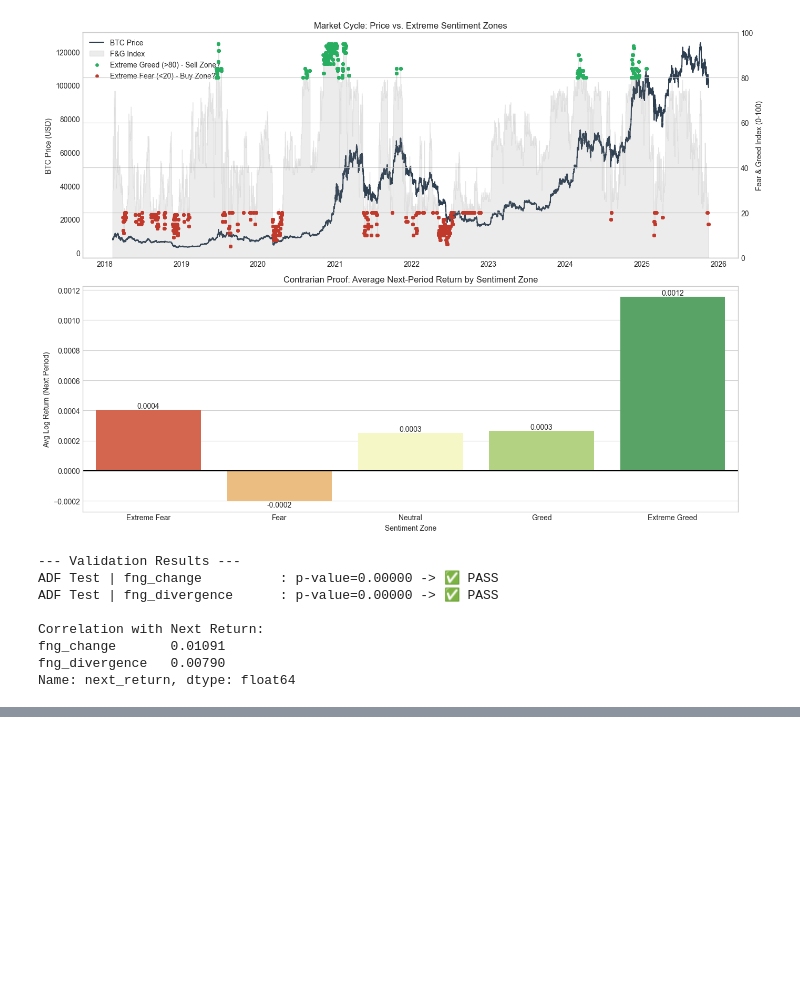
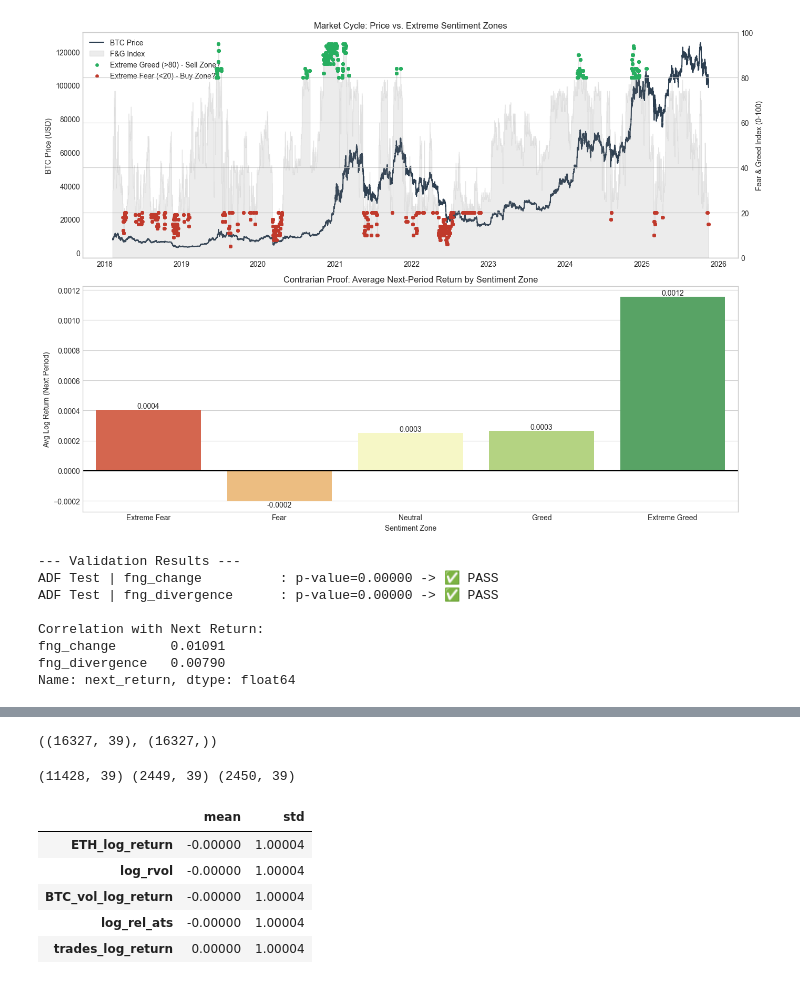
Before and after one commit to hyperformancelabs/crypto-price-forecaster, a Jupyter notebook: processors/feature_engineering.ipynb, the cells around one changed output, grey strips where cells are left out. Drawn from its saved outputs; the diff is of its cells as text; code cells hidden in the pictures; blank space fills up the shorter version.

Commit message:
temp: training model

```diff
--- a/processors/feature_engineering.ipynb
+++ b/processors/feature_engineering.ipynb
@@ -1671,0 +1818,2 @@ Name: next_return, dtype: float64
+# %%
+master_df_final = master_df_final.sort_values('timestamp').reset_index(drop=True)
@@ -1671,0 +1827,54 @@ Name: next_return, dtype: float64
+# %%
+X.shape, y.shape
+# %% [output]
+((16327, 39), (16327,))
+# %%
+n = len(master_df_final)
+
+train_end = int(n * 0.70)
+val_end   = int(n * 0.85)
+
+X_train = X.iloc[:train_end]
+y_train = y.iloc[:train_end]
+
+X_val   = X.iloc[train_end:val_end]
+y_val   = y.iloc[train_end:val_end]
+
+X_test  = X.iloc[val_end:]
+y_test  = y.iloc[val_end:]
+
+print(X_train.shape, X_val.shape, X_test.shape)
+# %% [output]
+(11428, 39) (2449, 39) (2450, 39)
+# %%
+from sklearn.preprocessing import StandardScaler
+
+scaler = StandardScaler()
+
+X_train_scaled = pd.DataFrame(
+    scaler.fit_transform(X_train),
+    columns=X_train.columns,
+    index=X_train.index
+)
+
+X_val_scaled = pd.DataFrame(
+    scaler.transform(X_val),
+    columns=X_val.columns,
+    index=X_val.index
+)
+
+X_test_scaled = pd.DataFrame(
+    scaler.transform(X_test),
+    columns=X_test.columns,
+    index=X_test.index
+)
+# %%
+# Mean ~ 0, Std ~ 1 (train only)
+X_train_scaled.describe().loc[['mean', 'std']].T.head()
+# %% [output]
+|  | mean | std |
+| ETH_log_return | -0.00000 | 1.00004 |
+| log_rvol | -0.00000 | 1.00004 |
+| BTC_vol_log_return | -0.00000 | 1.00004 |
+| log_rel_ats | -0.00000 | 1.00004 |
+| trades_log_return | 0.00000 | 1.00004 |
```
Also changed, not shown: parts of 19 cells of this notebook, 3 other files.
